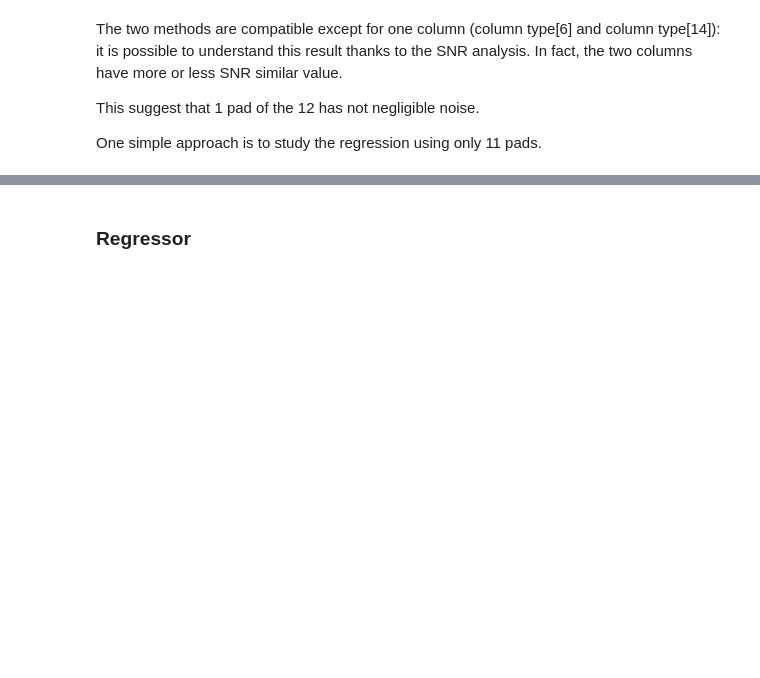
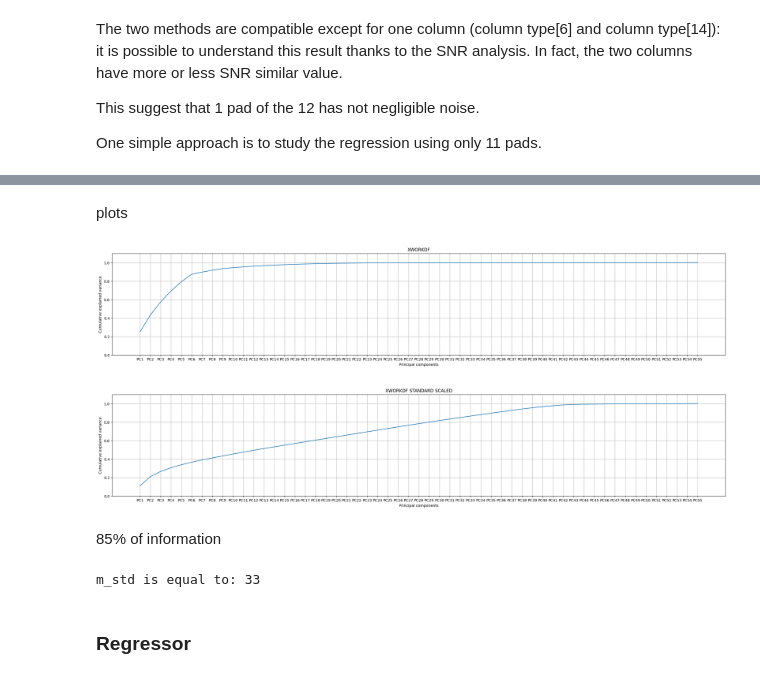
Before and after one commit to GiovanniPelle/data_science_lab, a Jupyter notebook: HW.ipynb, the cells around one changed output, grey strips where cells are left out. Drawn from its saved outputs; the diff is of its cells as text; code cells hidden in the pictures; blank space fills up the shorter version.

```diff
--- a/HW.ipynb
+++ b/HW.ipynb
@@ -173,0 +154,6 @@ list_columns_noise
+# %%
+list_index_noise = [0, 2, 6, 7, 9, 12, 14]
+padname_list = df_features.iloc[1,0:5].index.to_list()
+padname_list = [item.replace('[0]', '') for item in padname_list]
+list_column_noise = [f'{padname}[{i}]' for padname in padname_list for i in list_index_noise]
+df_denoised = df.drop(columns=list_column_noise)
@@ -173,0 +162,8 @@ list_columns_noise
+# %%
+denoised_features_list = df_denoised.drop(columns=['x', 'y', 'Id']).columns.to_list()
+Xworkdf = df_denoised[denoised_features_list]
+
+STDscaler = StandardScaler()
+Xworkdf_std = STDscaler.fit_transform(Xworkdf)
+Xworkdf_std = pd.DataFrame(Xworkdf_std, columns=Xworkdf.columns)
+Xworkdf_std.head()
@@ -174,3 +178,58 @@ list_columns_noise
+# %% [markdown]
+plots
+# %%
+pca_nostd = PCA(random_state=331438)
+pca_std = PCA(random_state=331438)
+
+
+pca_nostd.fit(Xworkdf)
+pca_std.fit(Xworkdf_std)
+
+
+explained_variance_std = np.cumsum(pca_std.explained_variance_ratio_)
+
+#pca_nostd
+plt.figure(figsize=(30, 5))
+plt.plot(np.cumsum(pca_nostd.explained_variance_ratio_))
+plt.title('XWORKDF')
+plt.ylim([0, 1.1])
+plt.xticks(ticks=np.arange(pca_nostd.n_features_in_),
+           labels=[f'PC{i + 1}' for i in range(pca_nostd.n_features_in_)])
+plt.xlabel('Principal components')
+plt.ylabel('Cumulative explained variance')
+plt.grid()
+plt.show()
+
+
+#pca_std
+plt.figure(figsize=(30, 5))
+plt.plot(np.cumsum(pca_std.explained_variance_ratio_))
+plt.title('XWORKDF STANDARD SCALED')
+plt.ylim([0, 1.1])
+plt.xticks(ticks=np.arange(pca_std.n_features_in_),
+           labels=[f'PC{i + 1}' for i in range(pca_std.n_features_in_)])
+plt.xlabel('Principal components')
+plt.ylabel('Cumulative explained variance')
+plt.grid()
+plt.show()
+# %% [output]
+[figure, added]
+[figure, added]
+# %% [markdown]
+85% of information
+# %%
+# argmax = indice del primo elemento di un array > di un treshold
+m_std = np.argmax(explained_variance_std > 0.85) + 1
+
+print(f'm_std is equal to: {m_std}')
+
+pca_std = PCA(n_components=m_std, random_state = 331438)
+"""
+X = pca_std.fit_transform(Xworkdf_std)
+y =
+"""
+# %% [output]
+m_std is equal to: 33
 # %% [markdown]
 ### Regressor
 # %%
```
Also changed, not shown: parts of 5 cells of this notebook.
